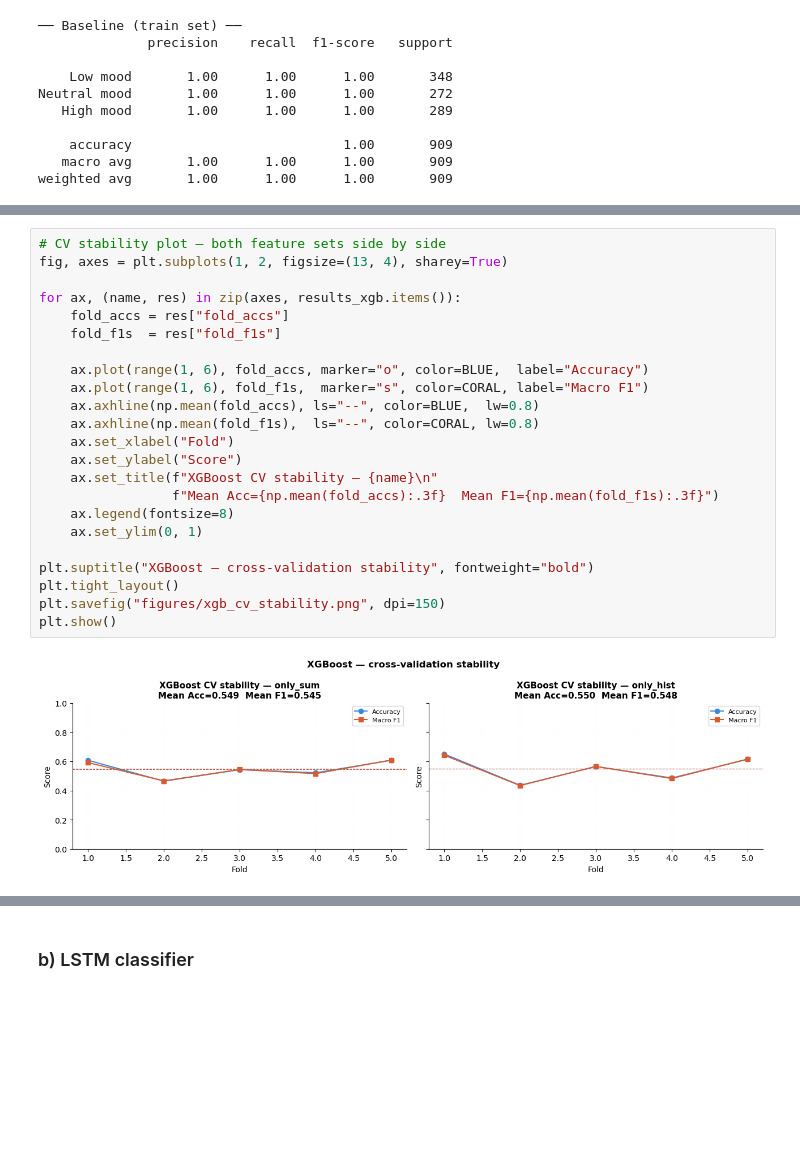
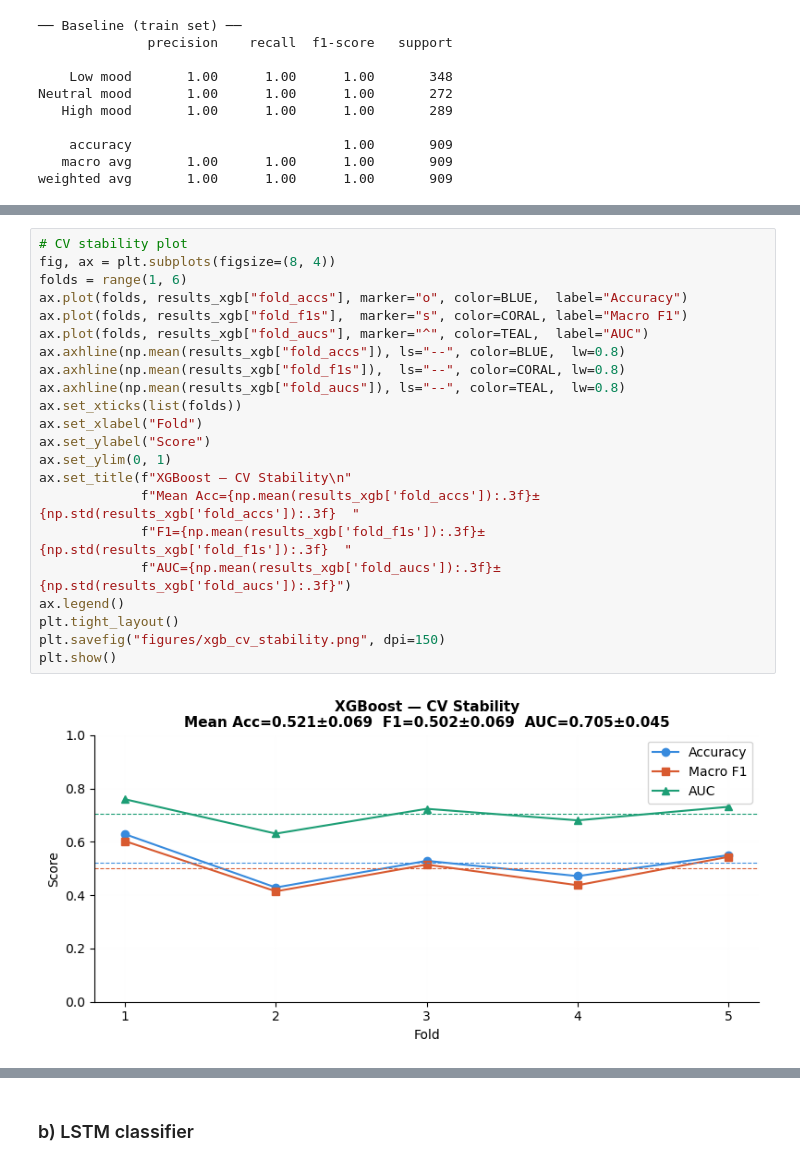
Before and after one commit to alicja-a-d/Data_Mining, a Jupyter notebook: assignment1_def.ipynb, the cells around one changed output, grey strips where cells are left out. Drawn from its saved outputs; the diff is of its cells as text; blank space fills up the shorter version.

```diff
--- a/assignment1_def.ipynb
+++ b/assignment1_def.ipynb
@@ -867,26 +842,25 @@ plt.show()
 # %%
-# CV stability plot — both feature sets side by side
-fig, axes = plt.subplots(1, 2, figsize=(13, 4), sharey=True)
-
-for ax, (name, res) in zip(axes, results_xgb.items()):
-    fold_accs = res["fold_accs"]
-    fold_f1s  = res["fold_f1s"]
-
-    ax.plot(range(1, 6), fold_accs, marker="o", color=BLUE,  label="Accuracy")
-    ax.plot(range(1, 6), fold_f1s,  marker="s", color=CORAL, label="Macro F1")
-    ax.axhline(np.mean(fold_accs), ls="--", color=BLUE,  lw=0.8)
-    ax.axhline(np.mean(fold_f1s),  ls="--", color=CORAL, lw=0.8)
-    ax.set_xlabel("Fold")
-    ax.set_ylabel("Score")
-    ax.set_title(f"XGBoost CV stability — {name}\n"
-                 f"Mean Acc={np.mean(fold_accs):.3f}  Mean F1={np.mean(fold_f1s):.3f}")
-    ax.legend(fontsize=8)
-    ax.set_ylim(0, 1)
-
-plt.suptitle("XGBoost — cross-validation stability", fontweight="bold")
+# CV stability plot
+fig, ax = plt.subplots(figsize=(8, 4))
+folds = range(1, 6)
+ax.plot(folds, results_xgb["fold_accs"], marker="o", color=BLUE,  label="Accuracy")
+ax.plot(folds, results_xgb["fold_f1s"],  marker="s", color=CORAL, label="Macro F1")
+ax.plot(folds, results_xgb["fold_aucs"], marker="^", color=TEAL,  label="AUC")
+ax.axhline(np.mean(results_xgb["fold_accs"]), ls="--", color=BLUE,  lw=0.8)
+ax.axhline(np.mean(results_xgb["fold_f1s"]),  ls="--", color=CORAL, lw=0.8)
+ax.axhline(np.mean(results_xgb["fold_aucs"]), ls="--", color=TEAL,  lw=0.8)
+ax.set_xticks(list(folds))
+ax.set_xlabel("Fold")
+ax.set_ylabel("Score")
+ax.set_ylim(0, 1)
+ax.set_title(f"XGBoost — CV Stability\n"
+             f"Mean Acc={np.mean(results_xgb['fold_accs']):.3f}±{np.std(results_xgb['fold_accs']):.3f}  "
+             f"F1={np.mean(results_xgb['fold_f1s']):.3f}±{np.std(results_xgb['fold_f1s']):.3f}  "
+             f"AUC={np.mean(results_xgb['fold_aucs']):.3f}±{np.std(results_xgb['fold_aucs']):.3f}")
+ax.legend()
 plt.tight_layout()
 plt.savefig("figures/xgb_cv_stability.png", dpi=150)
 plt.show()
 # %% [output]
-[figure, old version]
+[figure, new version]
 # %%
```
Also changed, not shown: parts of 33 cells of this notebook, 46 other files.
